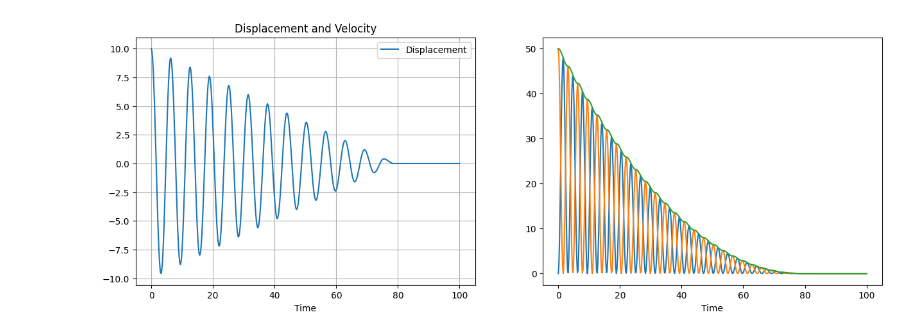
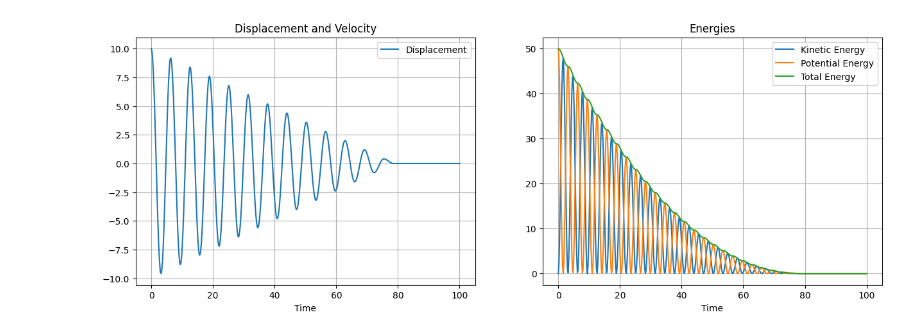
Before and after one commit to ravi-0309/Dynamic-Response, a Jupyter notebook: Free_Damped_Vibration.ipynb, the cells around one changed output. Saved outputs shown, nothing was run; the diff lists cells and outputs as text; code cells hidden in the pictures.

```diff
--- a/Free_Damped_Vibration.ipynb
+++ b/Free_Damped_Vibration.ipynb
@@ -82,31 +117,34 @@ for t in time:
     u.append(0)
     u_dot.append(0)
 
 KE = []
 PE = []
 TE = []
 
 # Energy Functions
 for i in range(len(time)):
   KE.append(0.5 * m * u_dot[i]**2)
   PE.append(0.5 * k * u[i]**2)
   TE.append(0.5 * m * u_dot[i]**2 + 0.5 * k * u[i]**2)
 
 # Plotting Displacement and Velocity
 fig, ax = plt.subplots(1, 2, figsize=(15,5))
 ax[0].plot(time, u, label="Displacement")
 # ax[0].plot(time, u_dot, label="Velocity")
 ax[0].set_xlabel('Time')
 ax[0].set_title('Displacement and Velocity')
 ax[0].grid(True)
 ax[0].legend()
 
 # Plotting Energy Functions
 ax[1].plot(time, KE, label="Kinetic Energy")
 ax[1].plot(time, PE, label="Potential Energy")
 ax[1].plot(time, TE, label="Total Energy")
 ax[1].set_xlabel('Time')
+ax[1].set_title('Energies')
+ax[1].grid(True)
+ax[1].legend()
 
 plt.show()
 # %% [output]
-[figure, old version]
+[figure, new version]
```
Also changed, not shown: parts of 1 cell of this notebook.
